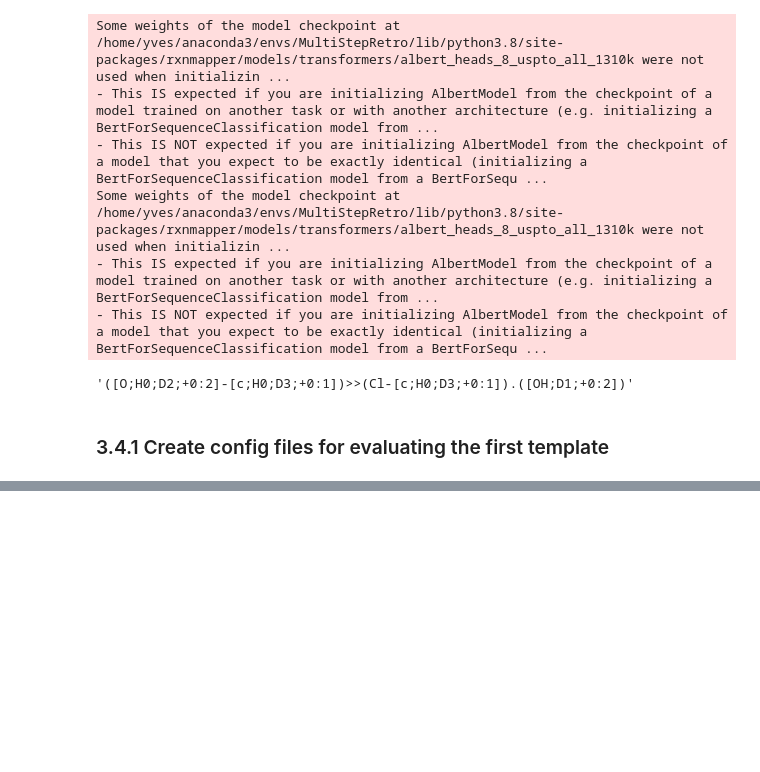
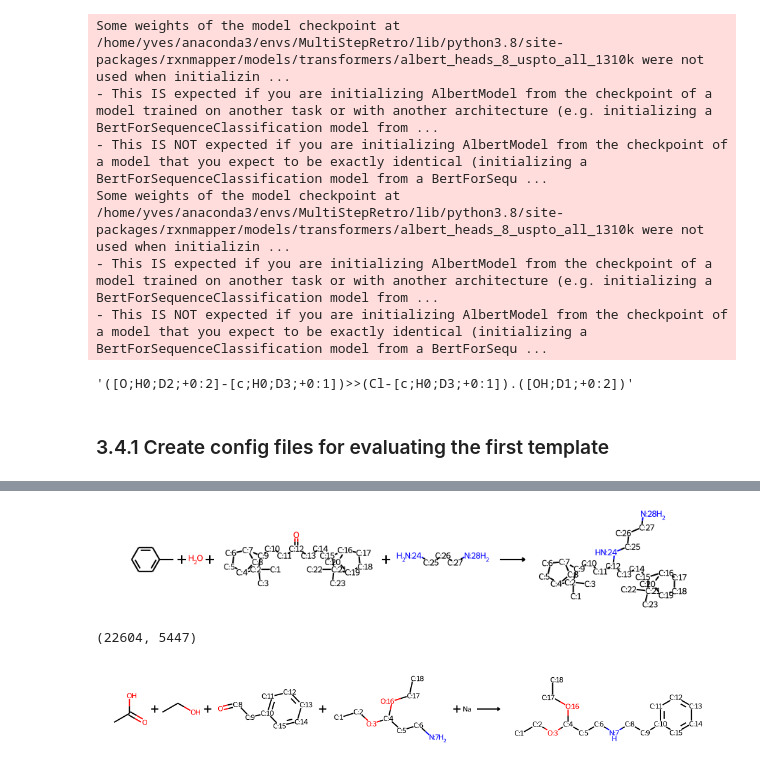
Before and after one commit to yvsgrndjn/USPTO_balance, a Jupyter notebook: notebooks/B_enrichment_workflow.ipynb, the cells around one changed output, grey strips where cells are left out. Cells and saved outputs as stored; diff of their text form; code cells hidden in the pictures; blank space fills up the shorter version.

```diff
--- a/notebooks/B_enrichment_workflow.ipynb
+++ b/notebooks/B_enrichment_workflow.ipynb
@@ -1226,0 +1757,26 @@ with open(f'/home/yves/Documents/GitHub/USPTO_balance/config_files/config_part2_
+# %%
+#test [#6][CX3:1](=[O])[#6]>>[#6][CX3:1](-[NX3])[#6] (1) --> 0 match
+#[#6][CX3](=[O])[#6]>>[#6][CX3](-[NX3])[#6]          (2) --> 0 match
+#[#6][CX3](=[O])[#6]>>                               (3) --> 152214 match
+#   >>[#6][CX3](-[NX3])[#6]                          (4) --> 0 match
+#   >>[#6][C](-[N])[#6]                              (5) --> 272695 match
+# [#6][CX3:1](=[O])[#6]>>[#6][C:1](-[N])[#6]         (6) --> 28986 match
+
+red_amin_rxn_patt = AllChem.ReactionFromSmarts('[#6][CX3:1](=[O])[#6]>>[#6][C:1](-[N])[#6]')
+# %%
+uspto_rxns = [AllChem.ReactionFromSmarts(uspto_temp_df.at[i, 'MAPPED_SMILES'], useSmiles=True) for i in range(len(uspto_temp_df))]
+
+#if the reactions are not sanitized, they will not work in the HasReactionSubstructMatch function
+for i in range(len(uspto_rxns)):
+    AllChem.SanitizeRxn(uspto_rxns[i])
+# %%
+indices = []
+for i in tqdm(range(len(uspto_rxns))):
+    try:
+        if AllChem.HasReactionSubstructMatch(uspto_rxns[i], red_amin_rxn_patt):
+            indices.append(i)
+    except:
+        print(i)
+        continue
+# %%
+uspto_temp_df_oh_to_ket = uspto_temp_df.loc[indices]
@@ -1226,0 +1798,8 @@ with open(f'/home/yves/Documents/GitHub/USPTO_balance/config_files/config_part2_
+# %%
+#observe the kind of reactions we have in the most present template(delete in last cleaning)
+i = 4
+match = uspto_temp_df_oh_to_ket['template_hash'].value_counts().index.tolist()[0]
+AllChem.ReactionFromSmarts(uspto_temp_df_oh_to_ket[uspto_temp_df_oh_to_ket['template_hash']==match]['MAPPED_SMILES'].iloc[i], useSmiles=True)
+#It matches the reductive amination reactivity !!
+# %% [output]
+[figure, added]
@@ -1226,0 +1811,5 @@ with open(f'/home/yves/Documents/GitHub/USPTO_balance/config_files/config_part2_
+# %%
+#investigate corresponding template hashes that did not match the reaction pattern (1)
+len(ind_temphash), len(ind_rxnmatch)
+# %% [output]
+(22604, 5447)
@@ -1226,0 +1820,6 @@ with open(f'/home/yves/Documents/GitHub/USPTO_balance/config_files/config_part2_
+# %%
+#investigate corresponding template hashes that did not match the reaction pattern (3)
+i = 0
+AllChem.ReactionFromSmarts(uspto_temp_df.iloc[indices_not_in_rxnmatch]['MAPPED_SMILES'].iloc[i], useSmiles=True)
+# %% [output]
+[figure, added]
```
Also changed, not shown: parts of 226 cells of this notebook, 1 other file.
